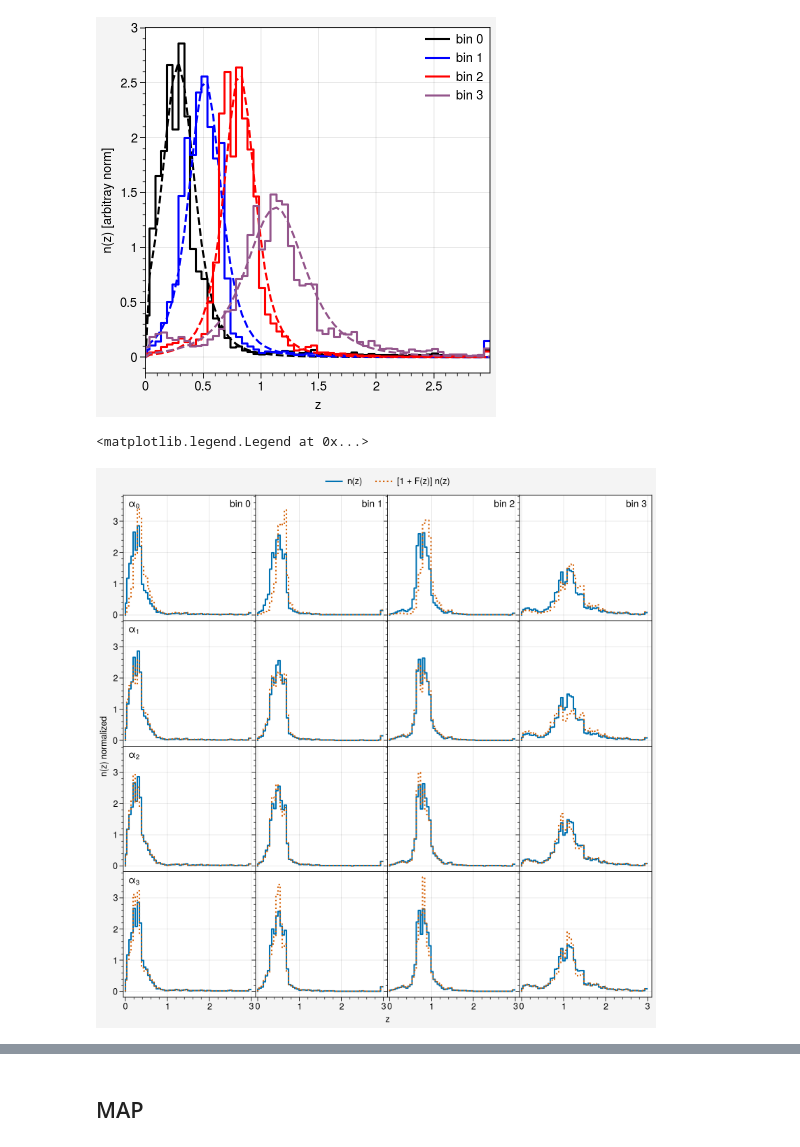
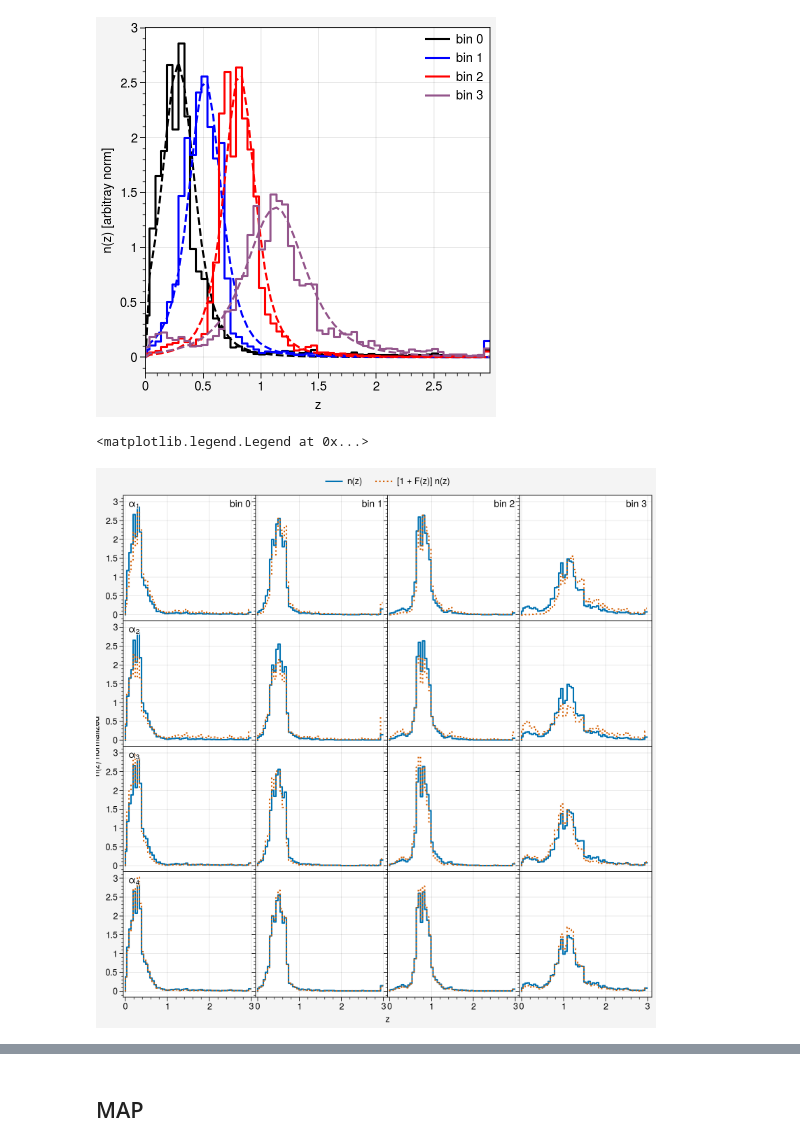
Before and after one commit to beckermr/des-y6-analysis, a Jupyter notebook: 2024_10_21_fgmodels/des-y6-nz-fits-full-model-tomo.ipynb, the cells around one changed output, grey strips where cells are left out. Drawn from its saved outputs; the diff is of its cells as text; code cells hidden in the pictures.

```diff
--- a/2024_10_21_fgmodels/des-y6-nz-fits-full-model-tomo.ipynb
+++ b/2024_10_21_fgmodels/des-y6-nz-fits-full-model-tomo.ipynb
@@ -23,9 +29,9 @@ with h5py.File("N_gamma_alpha_v0.hdf5") as d:
         nzs[_bin] = np.concatenate([[0.0], nzs[_bin]])
         nzs[_bin] = nzs[_bin] / np.asarray(sompz_integral(nzs[_bin], z, 0, 6.0))
 # %%
-from des_y6_nz_modeling import fit_nz_data_for_template_params, mstudt_nrm, ZVALS
+from mstudt4 import fit_nz_data_for_template_params, mstudt_nrm
 
-params = fit_nz_data_for_template_params(nzs)
+params = fit_nz_data_for_template_params(z, nzs)
 
 fig, axs = pplt.subplots(figsize=(4, 4))
 
@@ -40,46 +46,39 @@ axs.legend(loc="ur", frameon=False, ncols=1)
 <matplotlib.legend.Legend at 0x...>
 [figure]
 # %%
-from des_y6_nz_modeling import fmodel_mstudt4
+from mstudt4 import fmodel_mstudt4
 
-scales = np.array([1e-1, 5e-3, 1e-3, 5e-4])
+scales = np.ones(4)
 
 fig, axs = pplt.subplots(ncols=4, nrows=4, figsize=(8, 8), share=4, wspace=0, hspace=0)
 
 for i in range(4):
     for row in range(4):
         ax = axs[row, i]
         avec = np.zeros(4)
         avec[row] = scales[row]
-        if i == 3 and row > 0:
-            avec *= 10
 
         nzi = nzs[i]
         stud_params = params[i]
 
         morig = ax.plot(z, nzi, drawstyle="steps", label="n(z)")
+        mui = sompz_integral(nzs[i] * z, z, 0, 6)
 
-        fac = 1.0 + fmodel_mstudt4(z, 0.0, avec[0], avec[1], avec[2], avec[3], stud_params[0], stud_params[1])
+        fac = 1.0 + fmodel_mstudt4(z, 0.0, avec[0], avec[1], avec[2], avec[3], mui, 1.0)  # stud_params[0], stud_params[1])
         nzi_fmodel = nzi * fac
         nzi_fmodel /= sompz_integral(nzi_fmodel, z, 0, 6)
         mmod = ax.plot(z, nzi_fmodel, drawstyle="steps", linestyle="dotted", label="[1 + F(z)] n(z)")
 
-        # fac = 1.0 + fmodel_stud4(z, 0.0, 0e-1, 0e-3, 0e-3, 0e-4, stud_params[0], stud_params[1])
-        # nzi_fmodel = nzi * fac
-        # nzi_fmodel /= np.sum(nzi_fmodel)
-        # mmod = ax.plot(z, nzi_fmodel, drawstyle="steps", linestyle="dotted", label="fmodel")
-
-        # axs.plot(z, fac, linestyle="dotted")
         ax.format(xlim=(-0.05, 3.1))
         if row == 0:
             ax.format(urtitle=f"bin {i}")
         if i == 0:
-            ax.format(ultitle=f"$\\alpha_{row}$", ylabel="n(z) normalized")
+            ax.format(ultitle=f"$\\alpha_{row+1}$", ylabel="n(z) normalized")
         if row == 3:
             ax.format(xlabel="z")
 
 fig.legend([morig, mmod], loc="t", frameon=False, ncols=3)
 # %% [output]
 <matplotlib.legend.Legend at 0x...>
-[figure, old version]
+[figure, new version]
 # %% [markdown]
```
Also changed, not shown: parts of 14 cells of this notebook, 7 other files.
